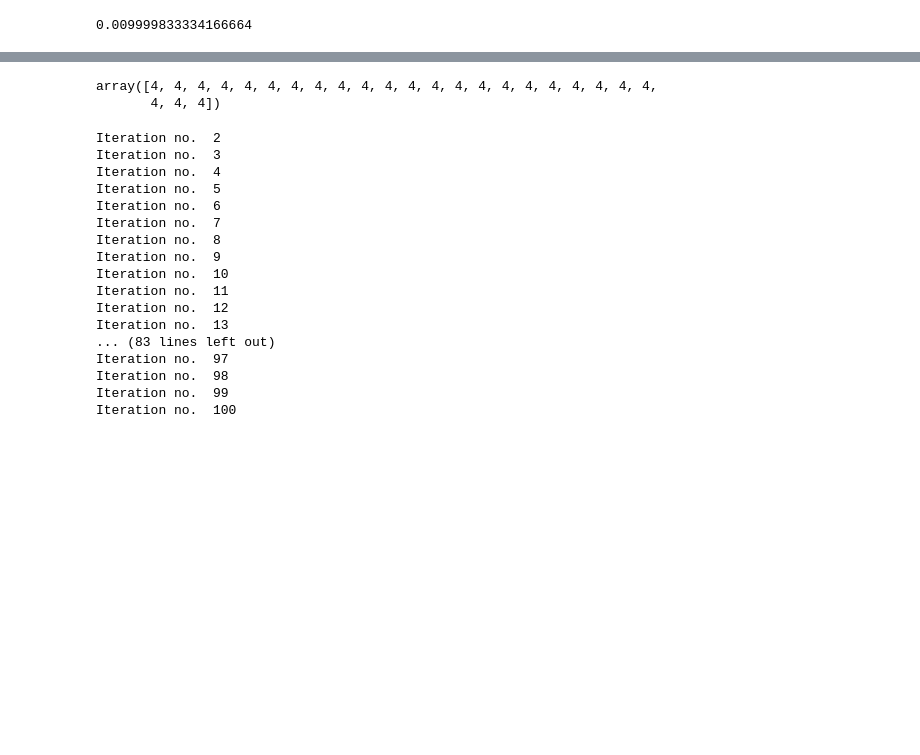
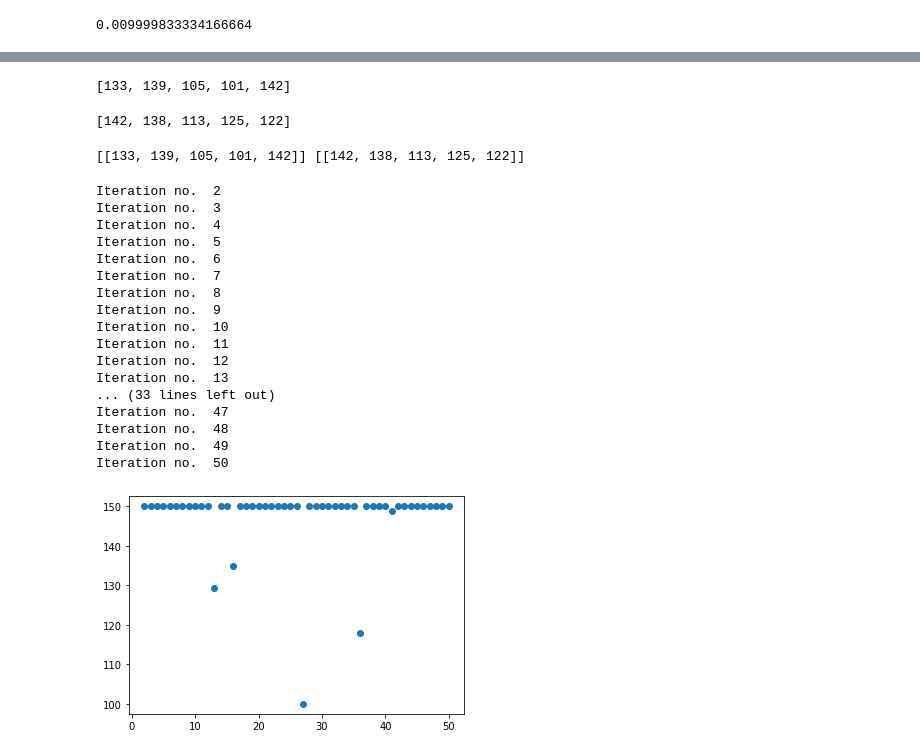
Before and after one commit to VenkataPrasad97/Practice, a Jupyter notebook: MTech project/MOSEO_parts.ipynb, the cells around one changed output, grey strips where cells are left out. Drawn from its saved outputs; the diff is of its cells as text; code cells hidden in the pictures; blank space fills up the shorter version.

```diff
--- a/MTech project/MOSEO_parts.ipynb
+++ b/MTech project/MOSEO_parts.ipynb
@@ -693,16 +690,34 @@ max(5,5)
-# %%
-check=np.random.randint(4,5,size=25)
-check
-# %% [output]
-array([4, 4, 4, 4, 4, 4, 4, 4, 4, 4, 4, 4, 4, 4, 4, 4, 4, 4, 4, 4, 4, 4,
-       4, 4, 4])
+# %%
+persons_df.iloc[attacker_index,0]
+# %% [output]
+[133, 139, 105, 101, 142]
+# %%
+persons_df.iloc[defender_index,0]
+# %% [output]
+[142, 138, 113, 125, 122]
+# %%
+att_lst1=[]
+def_lst1=[]
+a=copy.deepcopy(persons_df.iloc[attacker_index,0])
+att_lst1.append(a)
+a=copy.deepcopy(persons_df.iloc[defender_index,0])
+def_lst1.append(a)
+print(att_lst1,def_lst1)
+# %% [output]
+[[133, 139, 105, 101, 142]] [[142, 138, 113, 125, 122]]
 # %%
 # SEO main loop
 paretoposition=[]
 paretocost1=[]
 paretocost2=[]
 sno=[]
+att_lst=[]
+def_lst=[]
 for it in range(2,maxit+1):
+    a=copy.deepcopy(persons_df.iloc[attacker_index,0])
+    att_lst.append(a)
+    a=copy.deepcopy(persons_df.iloc[defender_index,0])
+    def_lst.append(a)
     new_defender=persons_df.iloc[defender_index,0]
     # print(new_defender)
     # print(persons_df.iloc[defender_index,0])
@@ -730,7 +745,7 @@ for it in range(2,maxit+1):
             new_defender=connect_1(attacker_index,defender_index,betta,varmin,varmax)
         elif temp==2:
             [new_defender1,new_defender2]=connect_2(attacker_index,defender_index,betta,varmin,varmax)
-            if  calc_objective1(new_defender1)<=calc_objective1(new_defender2) or calc_objective2(new_defender1)<calc_objective2(new_defender2):
+            if  calc_objective1(new_defender1)<=calc_objective1(new_defender2) or calc_objective2(new_defender1)<=calc_objective2(new_defender2):
                 new_defender=new_defender1
                 #persons_df['Position'].iloc[defender_index]=
             #calculate cost of both new defenders then take best out of it
@@ -742,7 +757,7 @@ for it in range(2,maxit+1):
             new_defender=connect_4(attacker_index,defender_index,betta,varmin,varmax)
     # Responding to  SE attack
     if calc_objective1(new_defender)<=calc_objective1(persons_df.iloc[defender_index,0]) or calc_objective2(new_defender) <= calc_objective2(persons_df.iloc[defender_index,0]):
-        if calc_objective1(new_defender)<=calc_objective1(persons_df.iloc[attacker_index,0]) and calc_objective2(new_defender) <= calc_objective2(persons_df.iloc[attacker_index,0]):
+        if calc_objective1(new_defender)<=calc_objective1(persons_df.iloc[attacker_index,0]) or calc_objective2(new_defender) <= calc_objective2(persons_df.iloc[attacker_index,0]):
             ### persons_df.iloc[attacker_index,0]=new_defender
             for xyz in range(nvar):
                 persons_df.iloc[attacker_index,0][xyz]=new_defender[xyz]
@@ -752,14 +767,16 @@ for it in range(2,maxit+1):
                 persons_df.iloc[defender_index,0][xyz]=new_defender[xyz]
     # elif <= or <=:
     #     ParetoCost(it)=new_defender #check can be combined with above
-    elif calc_objective1(new_defender)>calc_objective1(persons_df.iloc[defender_index,0]) or calc_objective2(new_defender) > calc_objective2(persons_df.iloc[defender_index,0]):
-        if calc_objective1(persons_df.iloc[defender_index,0])<=calc_objective1(persons_df.iloc[attacker_index,0]) and calc_objective2(persons_df.iloc[defender_index,0]) <= calc_objective2(persons_df.iloc[attacker_index,0]):
+    elif calc_objective1(new_defender)>=calc_objective1(persons_df.iloc[defender_index,0]) or calc_objective2(new_defender) >= calc_objective2(persons_df.iloc[defender_index,0]):
+        if calc_objective1(persons_df.iloc[defender_index,0])<=calc_objective1(persons_df.iloc[attacker_index,0]) or calc_objective2(persons_df.iloc[defender_index,0]) <= calc_objective2(persons_df.iloc[attacker_index,0]):
             ### persons_df.iloc[attacker_index,0]=persons_df.iloc[defender_index,0]
             for xyz in range(nvar):
                 persons_df.iloc[attacker_index,0][xyz]=persons_df.iloc[defender_index,0][xyz]
     else:
         print("ERROR")
-    paretoposition.append(persons_df.iloc[attacker_index,0])
+
+    att=copy.deepcopy(persons_df.iloc[attacker_index,0])
+    paretoposition.append(att)
     paretocost=calc_objective1(persons_df.iloc[attacker_index,0])
     paretocost1.append(paretocost)
     paretocost=calc_objective2(persons_df.iloc[attacker_index,0])
@@ -783,11 +800,19 @@ Iteration no.  10
 Iteration no.  11
 Iteration no.  12
 Iteration no.  13
-... (83 lines left out)
-Iteration no.  97
-Iteration no.  98
-Iteration no.  99
-Iteration no.  100
+... (33 lines left out)
+Iteration no.  47
+Iteration no.  48
+Iteration no.  49
+Iteration no.  50
+# %%
+temp=[]
+for i in paretoposition:
+    temp.append(np.average(i))
+plt.scatter(sno,temp)
+plt.show()
+# %% [output]
+[figure, added]
 # %%
 plt.scatter(sno,paretocost1)
 plt.show()
```
Also changed, not shown: parts of 31 cells of this notebook, 1 other file.
